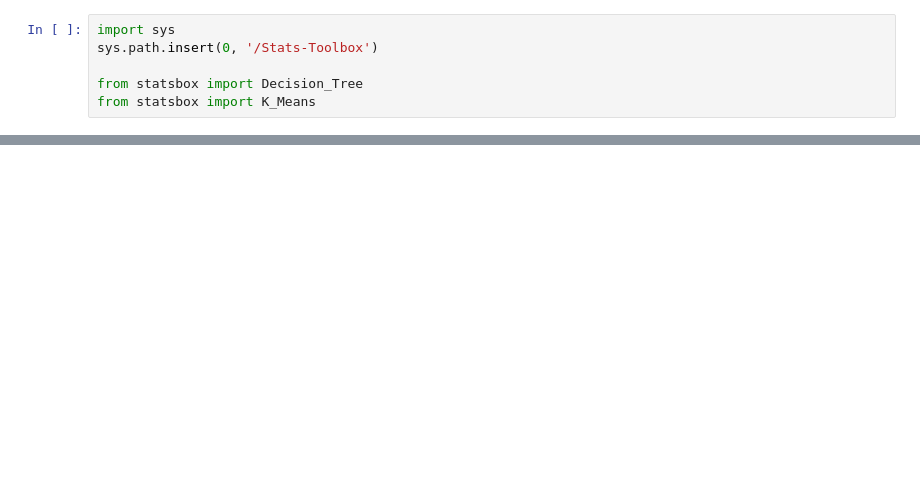
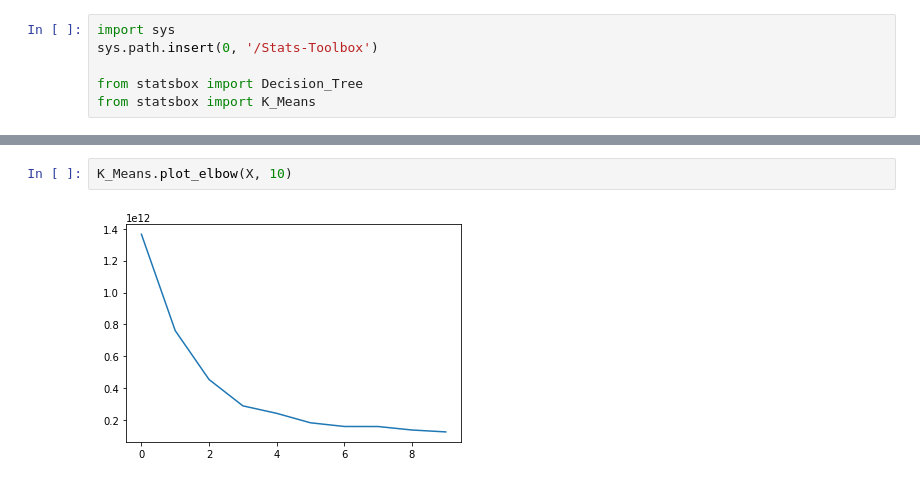
Before and after one commit to abhik-roy/Stats-Toolbox, a Jupyter notebook: Testing and Benchmarking.ipynb, the cells around one changed output, grey strips where cells are left out. Saved outputs shown, nothing was run; the diff lists cells and outputs as text; blank space fills up the shorter version.

```diff
--- a/Testing and Benchmarking.ipynb
+++ b/Testing and Benchmarking.ipynb
@@ -48,0 +57,4 @@ print(kmeans.cluster_centers_)
+# %%
+K_Means.plot_elbow(X, 10)
+# %% [output]
+[figure, added]
```
Also changed, not shown: parts of 21 cells of this notebook, 2 other files.
